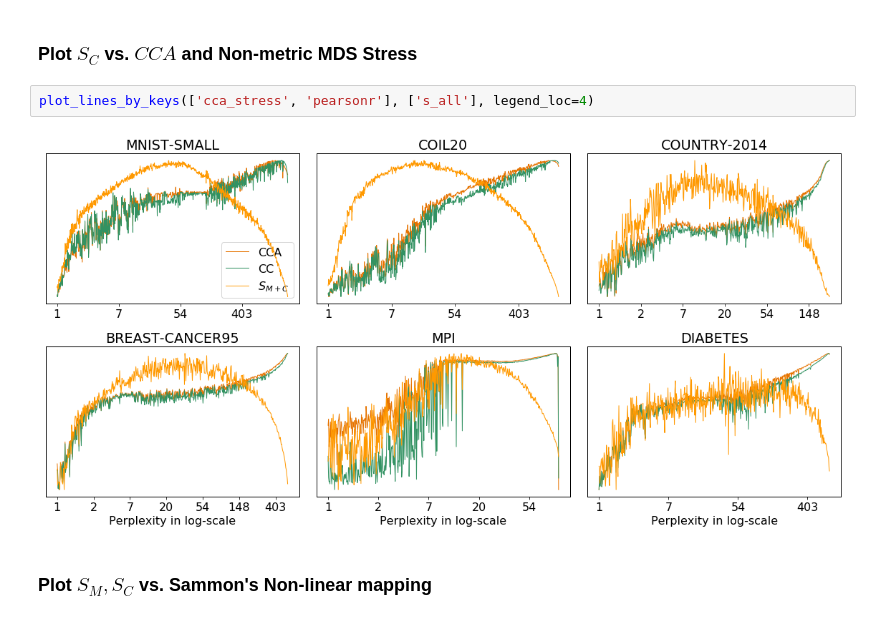
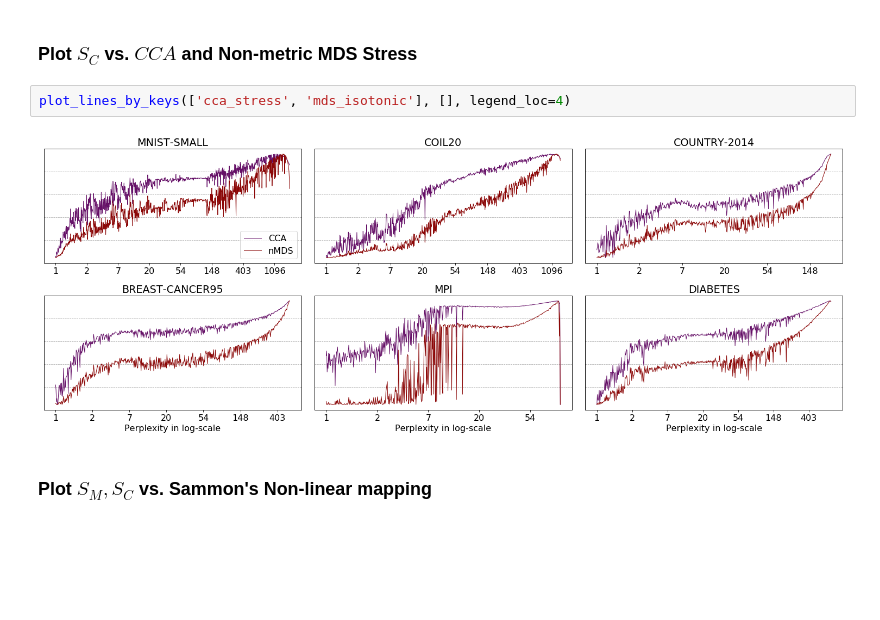
Before and after one commit to vu-minh/tsne_auto_perp_constraints, a Jupyter notebook: Constraint and Metric Score.ipynb, the cells around one changed output. Drawn from its saved outputs; the diff is of its cells as text; blank space fills up the shorter version.

```diff
--- a/Constraint and Metric Score.ipynb
+++ b/Constraint and Metric Score.ipynb
@@ -212,9 +212,9 @@ plt.savefig('./plots/s_metric_compare2.pdf')
 # %% [markdown]
 ### Plot $S_C$ vs. $CCA$ and Non-metric MDS Stress
 # %%
-plot_lines_by_keys(['cca_stress', 'pearsonr'], ['s_all'], legend_loc=4)
+plot_lines_by_keys(['cca_stress', 'mds_isotonic'], [], legend_loc=4)
 # %% [output]
-[figure, old version]
+[figure, new version]
 # %% [markdown]
 ### Plot $S_M, S_C$ vs. Sammon's Non-linear mapping
 # %%
```
Also changed, not shown: 2 other files.
